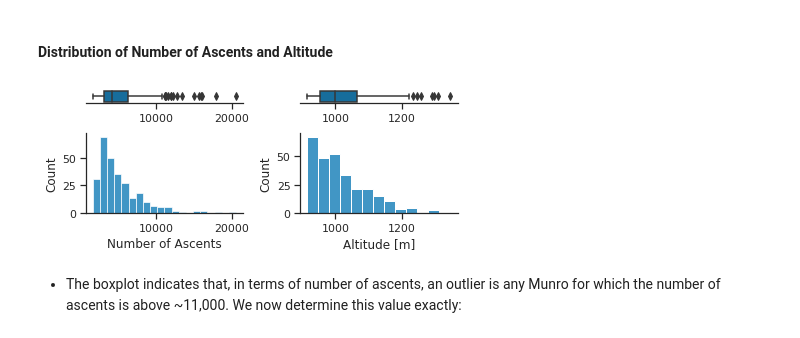
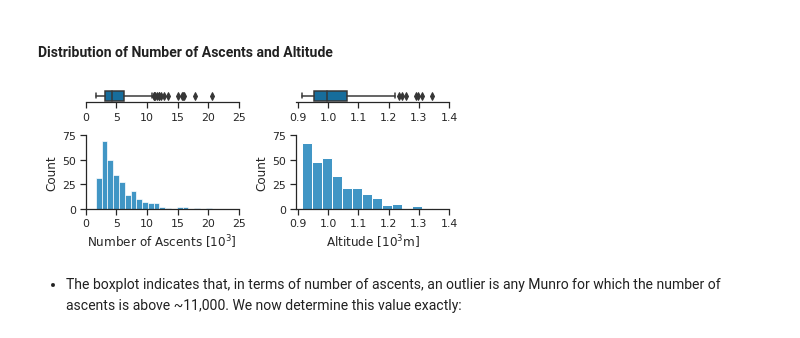
Before and after one commit to filipbalucha/FDS_final_project, a Jupyter notebook: data_analysis.ipynb, the cells around one changed output. Drawn from its saved outputs; the diff is of its cells as text; code cells hidden in the pictures.

Commit message:
Try fixing figure 1 format

```diff
--- a/data_analysis.ipynb
+++ b/data_analysis.ipynb
@@ -57,37 +57,51 @@ munro.head()
 # %%
 fig, ((ax_box1, ax_box2), (ax_hist1, ax_hist2)) = plt.subplots(ncols=2, nrows=2, gridspec_kw={"height_ratios": (.15, .85)}, figsize=(6, 2.5))
 
 # Boxplot and Histogram for outlier Munros
 # Box plot
-sns.boxplot(x=munro['ascent_count'], ax=ax_box1)
+sns.boxplot(x=munro['ascent_count']/1000, ax=ax_box1)
 sns.despine(ax=ax_box1, left=True)  # Remove border
 ax_box1.get_yaxis().set_visible(False)
 ax_box1.set_xlabel(None)
 
 # Histogram
-sns.histplot(munro['ascent_count'], ax=ax_hist1, bins='fd')
+sns.histplot(munro['ascent_count']/1000, ax=ax_hist1, bins='fd')
 sns.despine(ax=ax_hist1)  # Remove border
 ax_hist1.set_ylabel('Count')
-ax_hist1.set_xlabel('Number of Ascents')
+ax_hist1.set_xlabel('Number of Ascents [$10^3$]')
+
+# Increase tick frequency for x-axis
+start, end = ax_box1.get_xlim()
+ax_box1.xaxis.set_ticks(np.arange(np.floor(start), np.ceil(end)+5, step=5))
+start, end = ax_hist1.get_xlim()
+ax_hist1.xaxis.set_ticks(np.arange(np.floor(start), np.ceil(end)+5, step=5))
+# Increase tick frequency for y-axis
+ax_hist1.yaxis.set_ticks(np.arange(0, 100, step=25))
 
 # Boxplot and Histogram for outlier Munros
 # Box plot
-sns.boxplot(x=munro['altitude'], ax=ax_box2)
+sns.boxplot(x=munro['altitude']/1000, ax=ax_box2)
 sns.despine(ax=ax_box2, left=True)  # Remove border
 ax_box2.get_yaxis().set_visible(False)
 ax_box2.set_xlabel(None)
 
 # Histogram
-sns.histplot(munro['altitude'], ax=ax_hist2, bins='fd')
+sns.histplot(munro['altitude']/1000, ax=ax_hist2, bins='fd')
 sns.despine(ax=ax_hist2)  # Remove border
 ax_hist2.set_ylabel('Count')
-ax_hist2.set_xlabel('Altitude [m]')
+ax_hist2.set_xlabel('Altitude [$10^3$m]')
+
+# Increase tick frequency for x-axis
+ax_box2.xaxis.set_ticks(np.arange(0.9, 1.5, step=0.1))
+ax_hist2.xaxis.set_ticks(np.arange(0.9, 1.5, step=0.1))
+# Increase tick frequency for y-axis
+ax_hist2.yaxis.set_ticks(np.arange(0, 100, step=25))
 
 plt.tight_layout()
 plt.savefig("report/box_dist.pdf", bbox_inches='tight')
 plt.show()
 # %% [output]
-[figure, old version]
+[figure, new version]
 # %% [markdown]
 - The boxplot indicates that, in terms of number of ascents, an outlier is any Munro for which the number of ascents is above ~11,000. We now determine this value exactly:
 # %%
```
Also changed, not shown: parts of 4 cells of this notebook, 15 other files.
